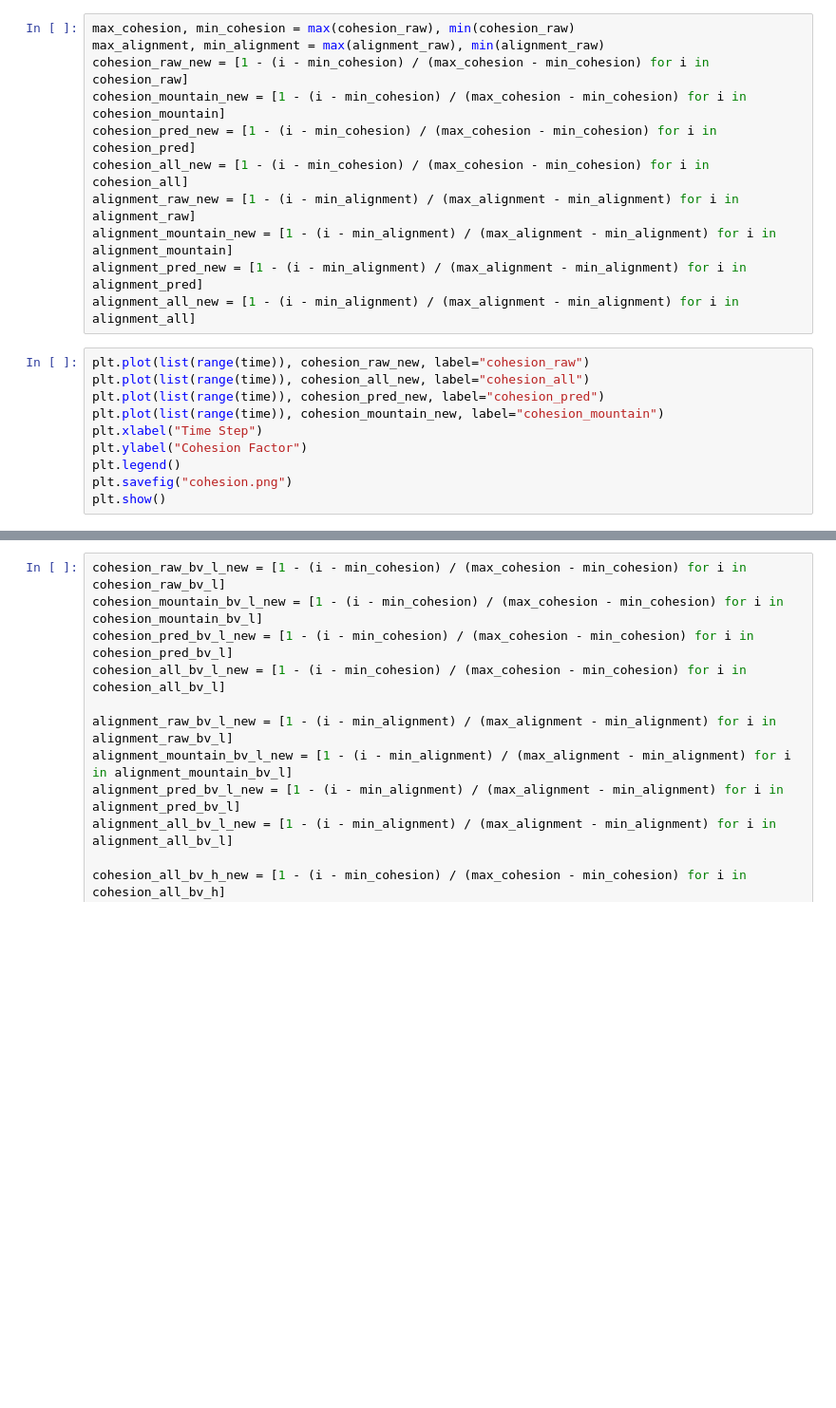
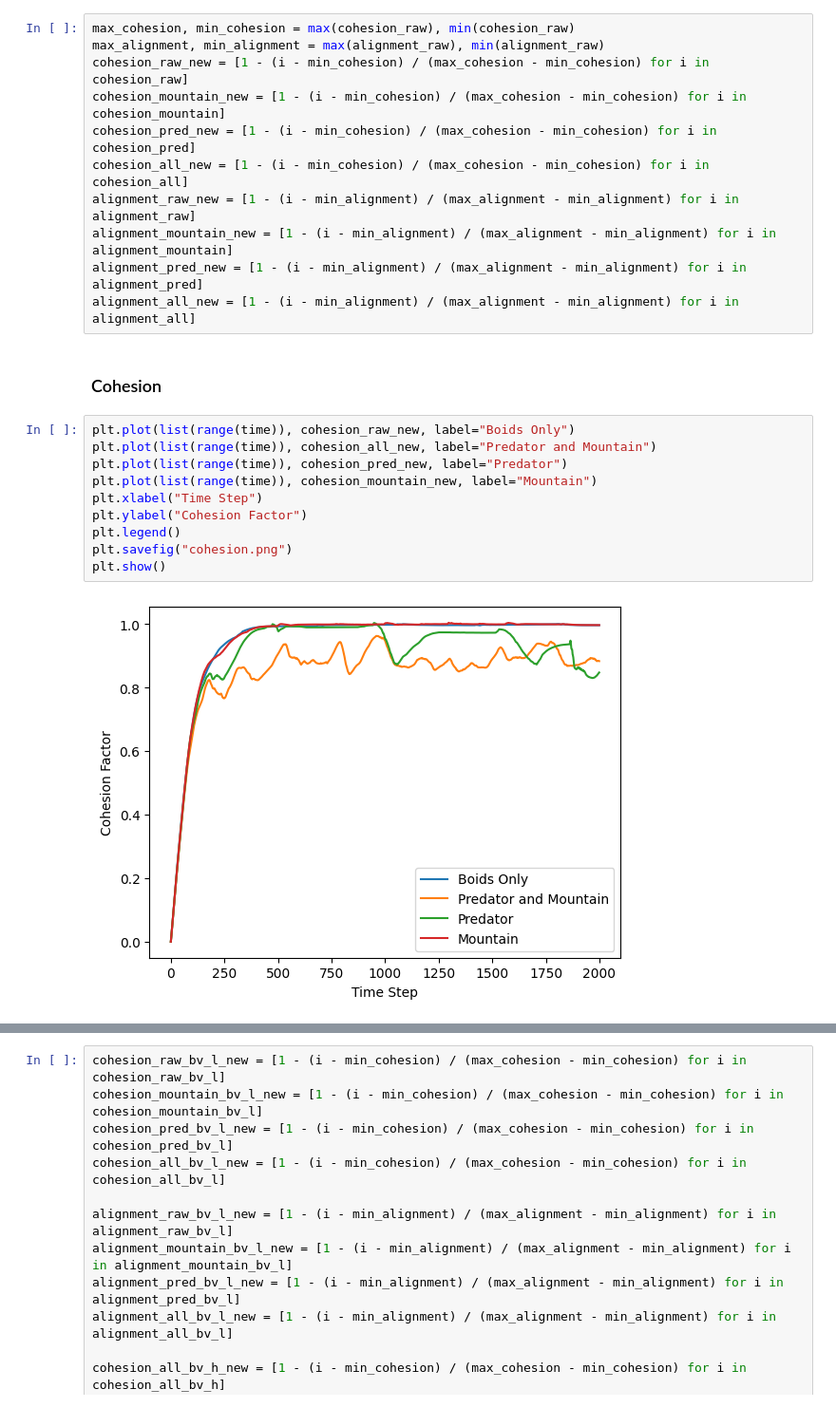
Before and after one commit to ShengyuanWang/ABM-based-Boid-Model, a Jupyter notebook: main.ipynb, the cells around one changed output, grey strips where cells are left out. Shown at 95% size. Cells and saved outputs as stored; diff of their text form; blank space fills up the shorter version.

```diff
--- a/main.ipynb
+++ b/main.ipynb
@@ -223,13 +229,17 @@ alignment_raw_new = [1 - (i - min_alignment) / (max_alignment - min_alignment) f
 alignment_mountain_new = [1 - (i - min_alignment) / (max_alignment - min_alignment) for i in alignment_mountain]
 alignment_pred_new = [1 - (i - min_alignment) / (max_alignment - min_alignment) for i in alignment_pred]
 alignment_all_new = [1 - (i - min_alignment) / (max_alignment - min_alignment) for i in alignment_all]
+# %% [markdown]
+### Cohesion
 # %%
-plt.plot(list(range(time)), cohesion_raw_new, label="cohesion_raw")
-plt.plot(list(range(time)), cohesion_all_new, label="cohesion_all")
-plt.plot(list(range(time)), cohesion_pred_new, label="cohesion_pred")
-plt.plot(list(range(time)), cohesion_mountain_new, label="cohesion_mountain")
+plt.plot(list(range(time)), cohesion_raw_new, label="Boids Only")
+plt.plot(list(range(time)), cohesion_all_new, label="Predator and Mountain")
+plt.plot(list(range(time)), cohesion_pred_new, label="Predator")
+plt.plot(list(range(time)), cohesion_mountain_new, label="Mountain")
 plt.xlabel("Time Step")
 plt.ylabel("Cohesion Factor")
 plt.legend()
 plt.savefig("cohesion.png")
 plt.show()
+# %% [output]
+[figure, added]
```
Also changed, not shown: parts of 27 cells of this notebook, 1 other file.
